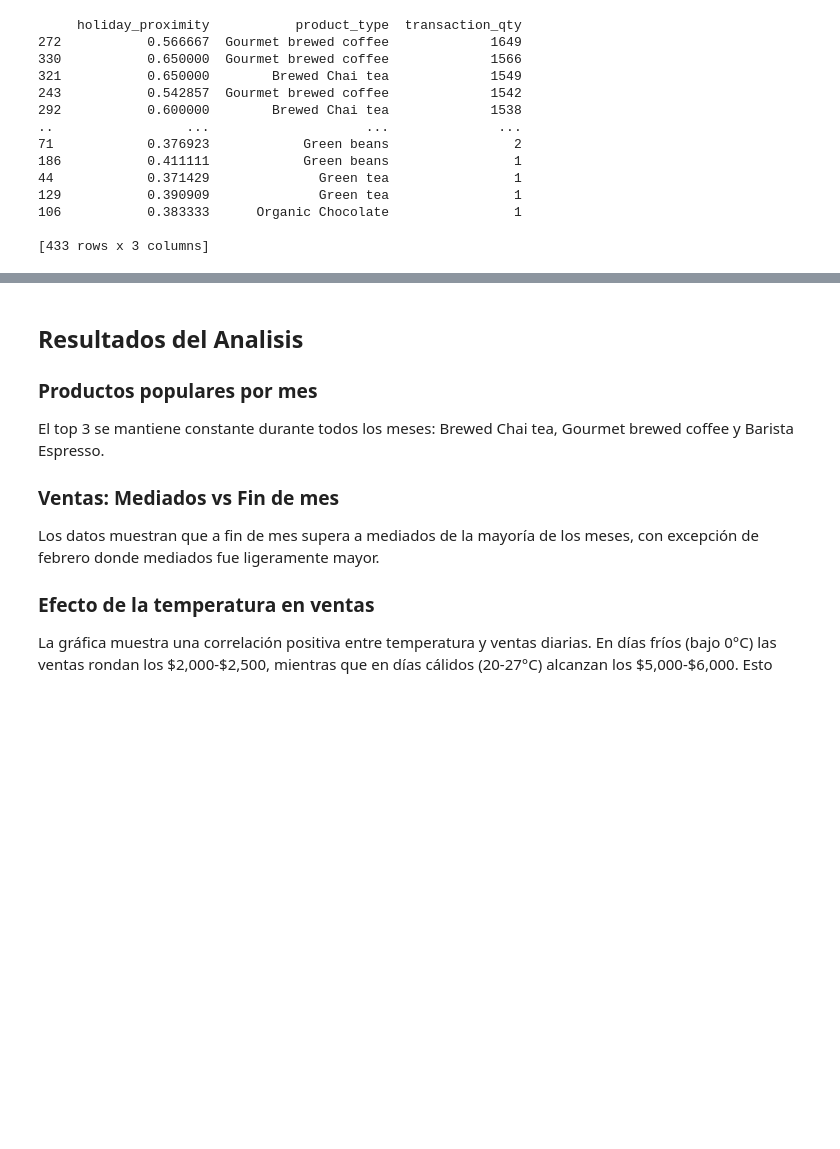
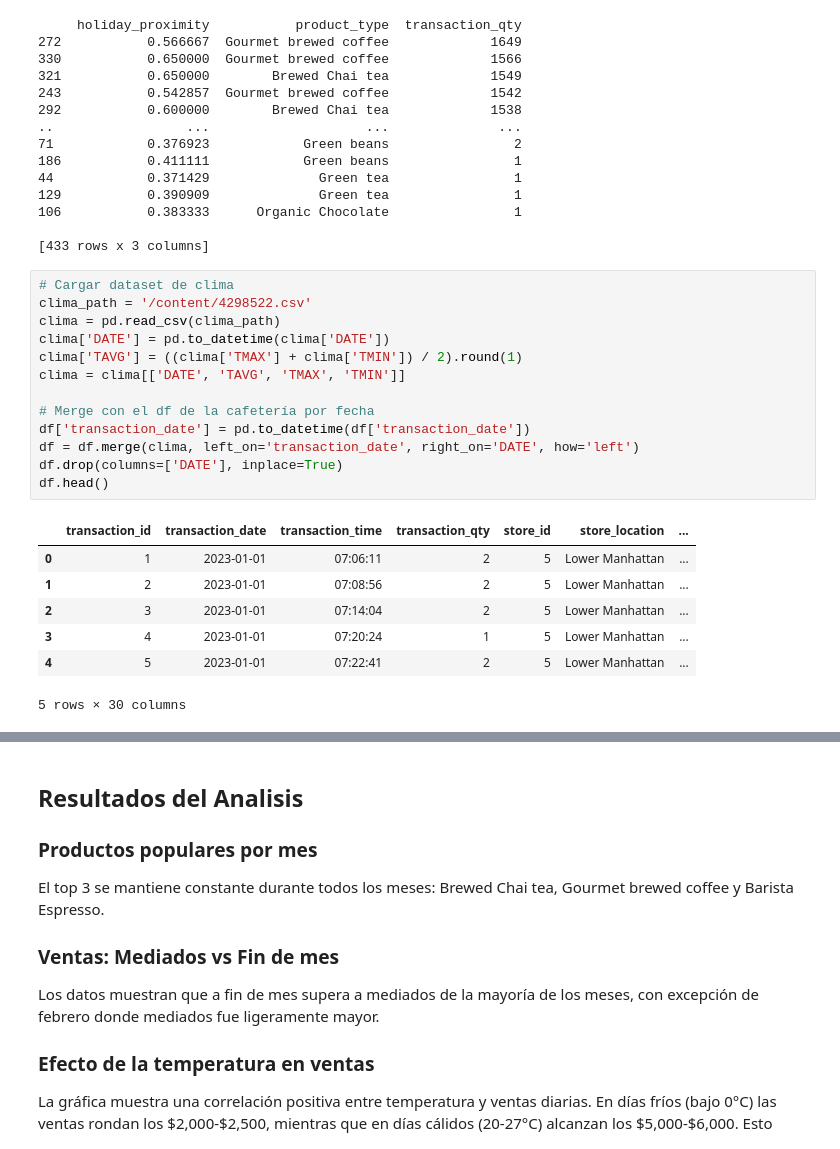
Before and after one commit to cinna-vk/Analisis-en-ventas-de-una-cafeteria, a Jupyter notebook: mineria_PIA.ipynb, the cells around one changed output, grey strips where cells are left out. Cells and saved outputs as stored; diff of their text form; blank space fills up the shorter version.

```diff
--- a/mineria_PIA.ipynb
+++ b/mineria_PIA.ipynb
@@ -889,6 +862,27 @@ print(ventas_festivos)
 106           0.383333      Organic Chocolate                1
 
 [433 rows x 3 columns]
+# %%
+# Cargar dataset de clima
+clima_path = '/content/4298522.csv'
+clima = pd.read_csv(clima_path)
+clima['DATE'] = pd.to_datetime(clima['DATE'])
+clima['TAVG'] = ((clima['TMAX'] + clima['TMIN']) / 2).round(1)
+clima = clima[['DATE', 'TAVG', 'TMAX', 'TMIN']]
+
+# Merge con el df de la cafetería por fecha
+df['transaction_date'] = pd.to_datetime(df['transaction_date'])
+df = df.merge(clima, left_on='transaction_date', right_on='DATE', how='left')
+df.drop(columns=['DATE'], inplace=True)
+df.head()
+# %% [output]
+|  | transaction_id | transaction_date | transaction_time | transaction_qty | store_id | store_location | ... |
+| 0 | 1 | 2023-01-01 | 07:06:11 | 2 | 5 | Lower Manhattan | ... |
+| 1 | 2 | 2023-01-01 | 07:08:56 | 2 | 5 | Lower Manhattan | ... |
+| 2 | 3 | 2023-01-01 | 07:14:04 | 2 | 5 | Lower Manhattan | ... |
+| 3 | 4 | 2023-01-01 | 07:20:24 | 1 | 5 | Lower Manhattan | ... |
+| 4 | 5 | 2023-01-01 | 07:22:41 | 2 | 5 | Lower Manhattan | ... |
+5 rows × 30 columns
 # %%
 ventas_dia_clima = df.groupby('transaction_date').agg({'total': 'sum', 'TAVG': 'mean'}).reset_index()
 ventas_dia_clima['TAVG_C'] = ((ventas_dia_clima['TAVG'] - 32) * 5/9).round(1)  # <- agrega esta
```
Also changed, not shown: parts of 27 cells of this notebook.
